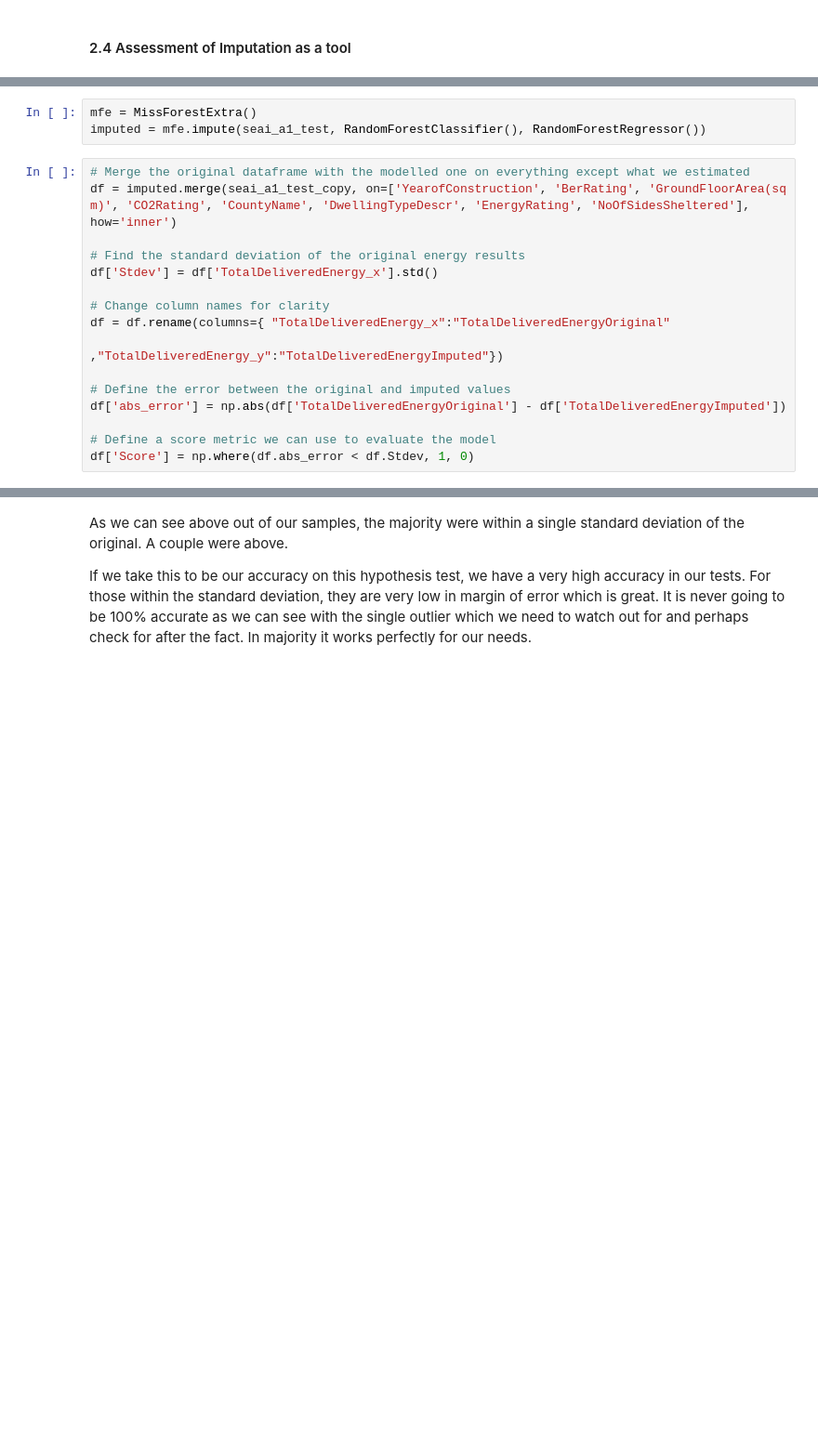
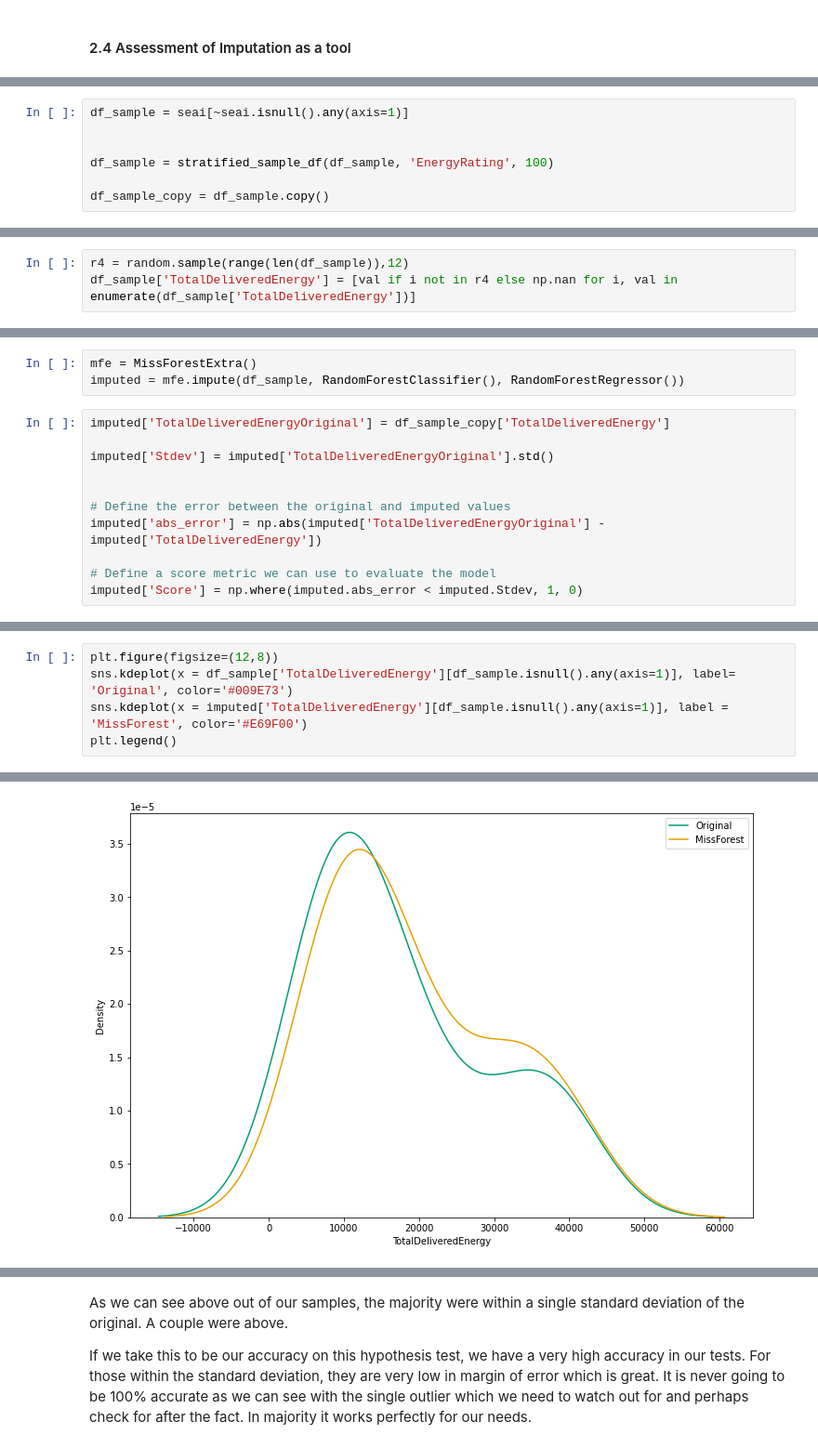
Before and after one commit to OisinB-2814/masters_thesis_ob2814, a Jupyter notebook: notebooks/2-define.ipynb, the cells around one changed output, grey strips where cells are left out. Shown: that part at 93% size. Drawn from its saved outputs; the diff is of its cells as text; blank space fills up the shorter version.

```diff
--- a/notebooks/2-define.ipynb
+++ b/notebooks/2-define.ipynb
@@ -905,0 +931,7 @@ dtype: int64
+# %%
+df_sample = seai[~seai.isnull().any(axis=1)]
+
+
+df_sample = stratified_sample_df(df_sample, 'EnergyRating', 100)
+
+df_sample_copy = df_sample.copy()
@@ -905,0 +958,3 @@ dtype: int64
+# %%
+r4 = random.sample(range(len(df_sample)),12)
+df_sample['TotalDeliveredEnergy'] = [val if i not in r4 else np.nan for i, val in enumerate(df_sample['TotalDeliveredEnergy'])]
@@ -906,19 +981,14 @@ dtype: int64
 # %%
 mfe = MissForestExtra()
-imputed = mfe.impute(seai_a1_test, RandomForestClassifier(), RandomForestRegressor())
+imputed = mfe.impute(df_sample, RandomForestClassifier(), RandomForestRegressor())
 # %%
-# Merge the original dataframe with the modelled one on everything except what we estimated
-df = imputed.merge(seai_a1_test_copy, on=['YearofConstruction', 'BerRating', 'GroundFloorArea(sq m)', 'CO2Rating', 'CountyName', 'DwellingTypeDescr', 'EnergyRating', 'NoOfSidesSheltered'], how='inner')
+imputed['TotalDeliveredEnergyOriginal'] = df_sample_copy['TotalDeliveredEnergy']
 
-# Find the standard deviation of the original energy results
-df['Stdev'] = df['TotalDeliveredEnergy_x'].std()
+imputed['Stdev'] = imputed['TotalDeliveredEnergyOriginal'].std()
 
-# Change column names for clarity
-df = df.rename(columns={ "TotalDeliveredEnergy_x":"TotalDeliveredEnergyOriginal"
-                                                            ,"TotalDeliveredEnergy_y":"TotalDeliveredEnergyImputed"})
 
 # Define the error between the original and imputed values
-df['abs_error'] = np.abs(df['TotalDeliveredEnergyOriginal'] - df['TotalDeliveredEnergyImputed'])
+imputed['abs_error'] = np.abs(imputed['TotalDeliveredEnergyOriginal'] - imputed['TotalDeliveredEnergy'])
 
 # Define a score metric we can use to evaluate the model
-df['Score'] = np.where(df.abs_error < df.Stdev, 1, 0)
+imputed['Score'] = np.where(imputed.abs_error < imputed.Stdev, 1, 0)
@@ -944,0 +1019,6 @@ df
+# %%
+plt.figure(figsize=(12,8))
+sns.kdeplot(x = df_sample['TotalDeliveredEnergy'][df_sample.isnull().any(axis=1)], label= 'Original', color='#009E73')
+sns.kdeplot(x = imputed['TotalDeliveredEnergy'][df_sample.isnull().any(axis=1)], label = 'MissForest', color='#E69F00')
+plt.legend()
+# %% [output]
@@ -944,0 +1026 @@ df
+[figure, added]
```
Also changed, not shown: parts of 29 cells of this notebook, 5 other files.
